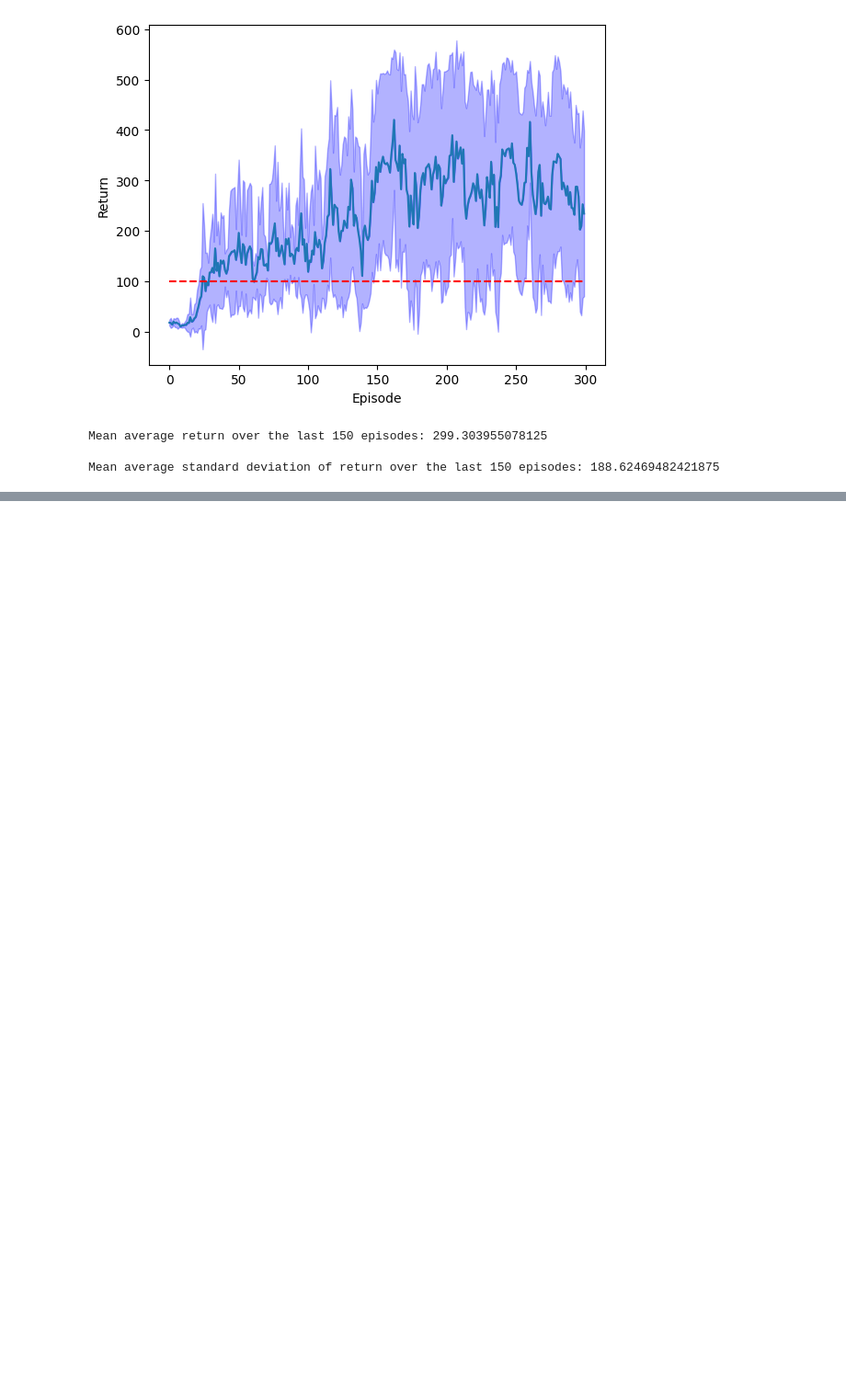
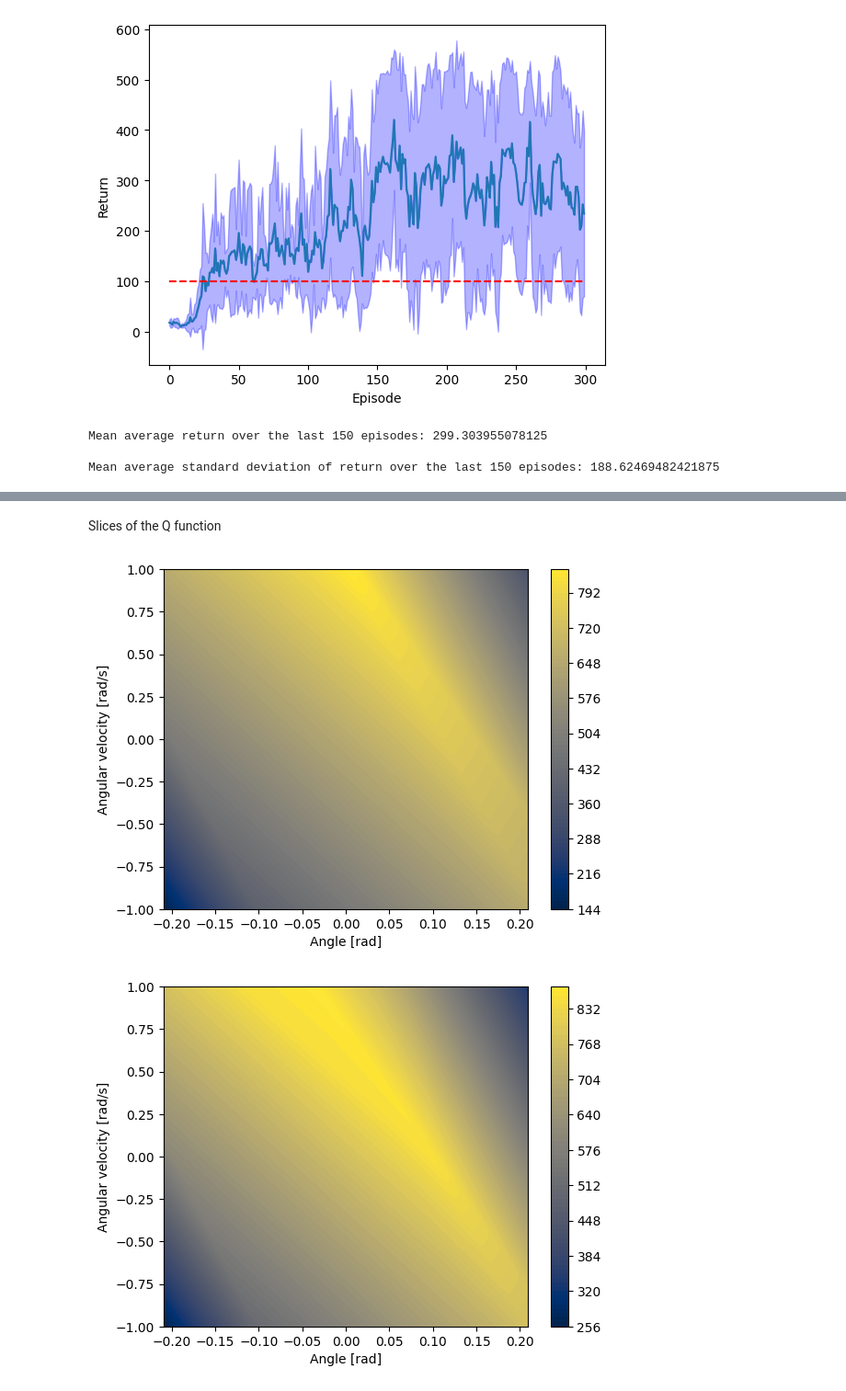
Before and after one commit to mitsides06/DQN-Hyperparameter-Tuning, a Jupyter notebook: coursework2.ipynb, the cells around one changed output, grey strips where cells are left out. Shown at 92% size. Saved outputs shown, nothing was run; the diff lists cells and outputs as text; code cells hidden in the pictures; blank space fills up the shorter version.

```diff
--- a/coursework2.ipynb
+++ b/coursework2.ipynb
@@ -1379,0 +1503,10 @@ plt.show()
+# %% [markdown]
+Slices of the Q function
+# %%
+velocities = [0, 0.5, 1, 2]
+
+for velocity in velocities:
+    plot_slices(policy_net=policy_net, velocity=velocity, q=True)
+# %% [output]
+[figure, added]
+[figure, added]
```
Also changed, not shown: parts of 10 cells of this notebook, 1 other file.
